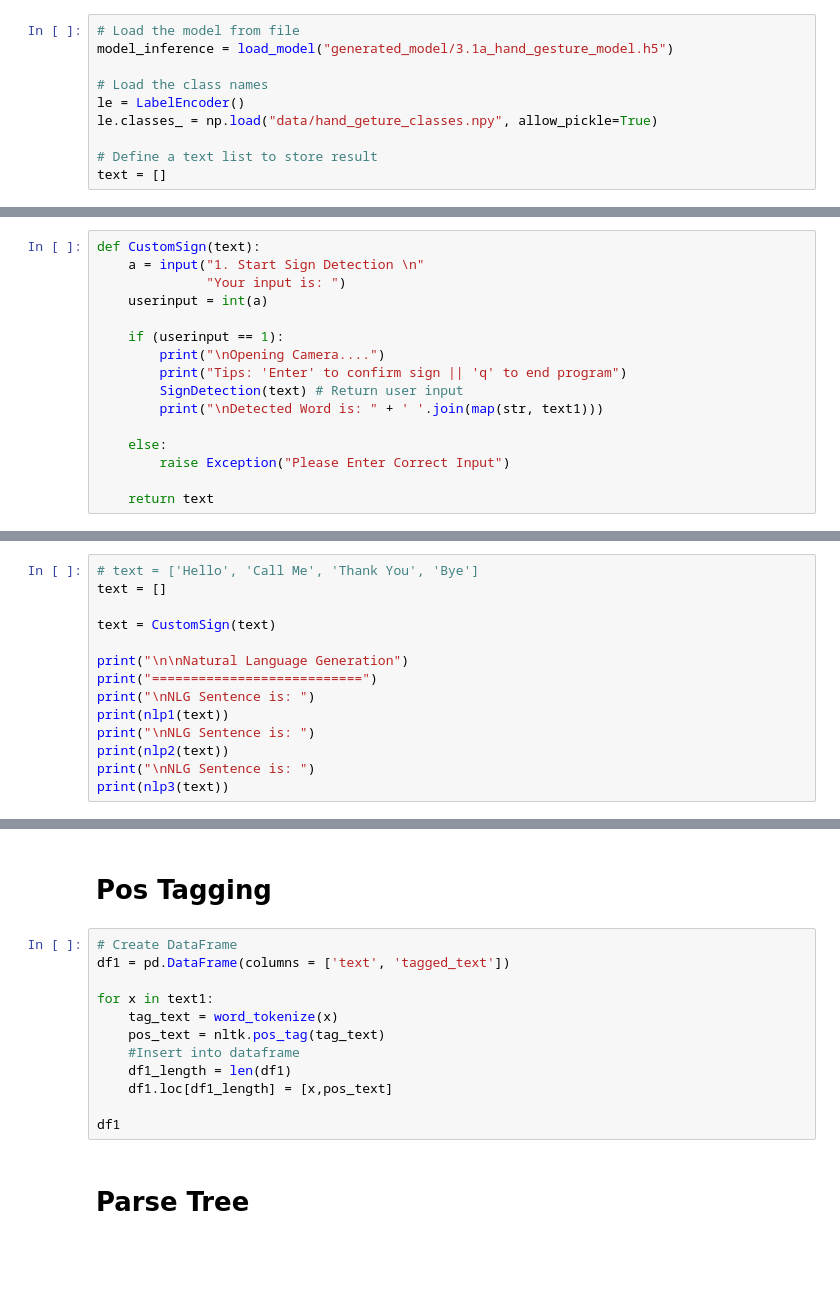
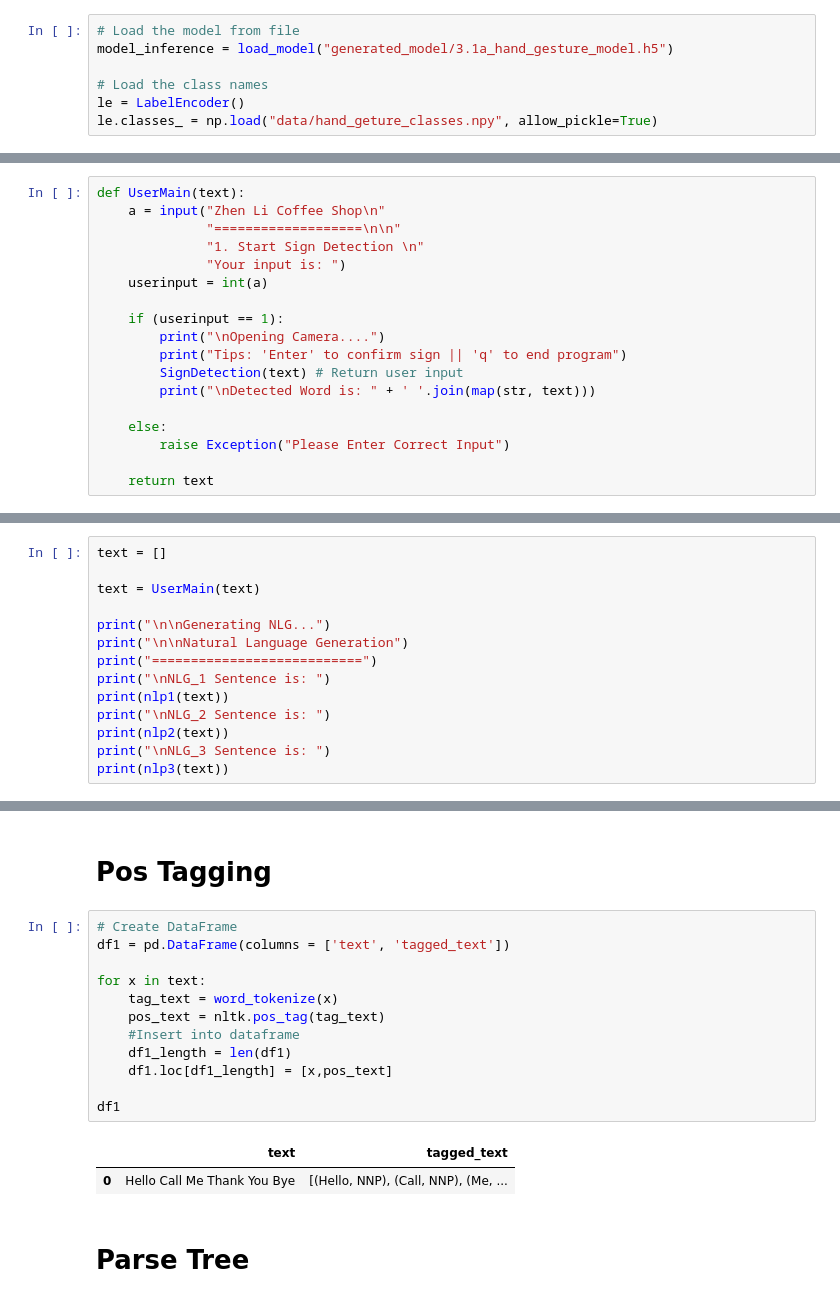
Before and after one commit to wyewlee/NLP-Ass-Gesture-Engine, a Jupyter notebook: Gesture Recognition and Sentence Generantion.ipynb, the cells around one changed output, grey strips where cells are left out. Cells and saved outputs as stored; diff of their text form; blank space fills up the shorter version.

```diff
--- a/Gesture Recognition and Sentence Generantion.ipynb
+++ b/Gesture Recognition and Sentence Generantion.ipynb
@@ -489,9 +496,6 @@ model_inference = load_model("generated_model/3.1a_hand_gesture_model.h5")
 # Load the class names
 le = LabelEncoder()
 le.classes_ = np.load("data/hand_geture_classes.npy", allow_pickle=True)
-
-# Define a text list to store result
-text = []
 # %%
 def SignDetection(text):
     cap = cv2.VideoCapture(0)
@@ -597,8 +601,10 @@ def SignDetection(text):
     if result:   #If not empty list, then append
         text.append(''.join(result))
 # %%
-def CustomSign(text):
-    a = input("1. Start Sign Detection \n"
+def UserMain(text):
+    a = input("Zhen Li Coffee Shop\n"
+              "===================\n\n"
+              "1. Start Sign Detection \n"
               "Your input is: ")
     userinput = int(a)
 
@@ -606,7 +612,7 @@ def CustomSign(text):
         print("\nOpening Camera....")
         print("Tips: 'Enter' to confirm sign || 'q' to end program")
         SignDetection(text) # Return user input
-        print("\nDetected Word is: " + ' '.join(map(str, text1)))
+        print("\nDetected Word is: " + ' '.join(map(str, text)))
 
     else:
         raise Exception("Please Enter Correct Input")
@@ -624,14 +631,14 @@ The history saving thread hit an unexpected error (OperationalError('database or
 # %%
-# text = ['Hello', 'Call Me', 'Thank You', 'Bye']
 text = []
 
-text = CustomSign(text)
+text = UserMain(text)
 
+print("\n\nGenerating NLG...")
 print("\n\nNatural Language Generation")
 print("===========================")
-print("\nNLG Sentence is: ")
+print("\nNLG_1 Sentence is: ")
 print(nlp1(text))
-print("\nNLG Sentence is: ")
+print("\nNLG_2 Sentence is: ")
 print(nlp2(text))
-print("\nNLG Sentence is: ")
+print("\nNLG_3 Sentence is: ")
 print(nlp3(text))
@@ -640,15 +665,18 @@ print(nlp3(text))
 # %%
 # Create DataFrame
 df1 = pd.DataFrame(columns = ['text', 'tagged_text'])
 
-for x in text1:
+for x in text:
     tag_text = word_tokenize(x)
     pos_text = nltk.pos_tag(tag_text)
     #Insert into dataframe
     df1_length = len(df1)
     df1.loc[df1_length] = [x,pos_text]
 
 df1
+# %% [output]
+|  | text | tagged_text |
+| 0 | Hello Call Me Thank You Bye | [(Hello, NNP), (Call, NNP), (Me, ... |
 # %% [markdown]
 # Parse Tree
 # %%
```
Also changed, not shown: parts of 10 cells of this notebook.
